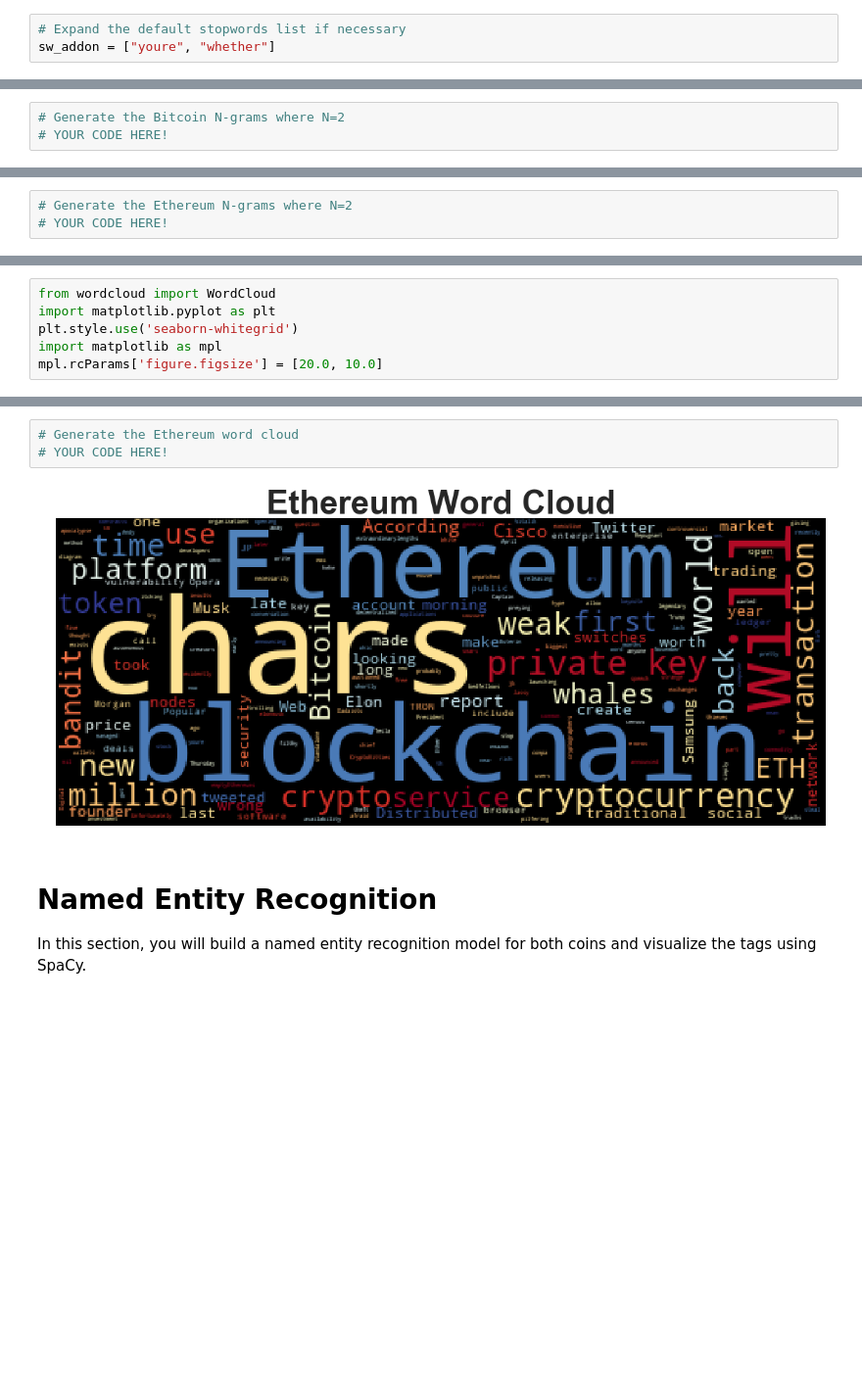
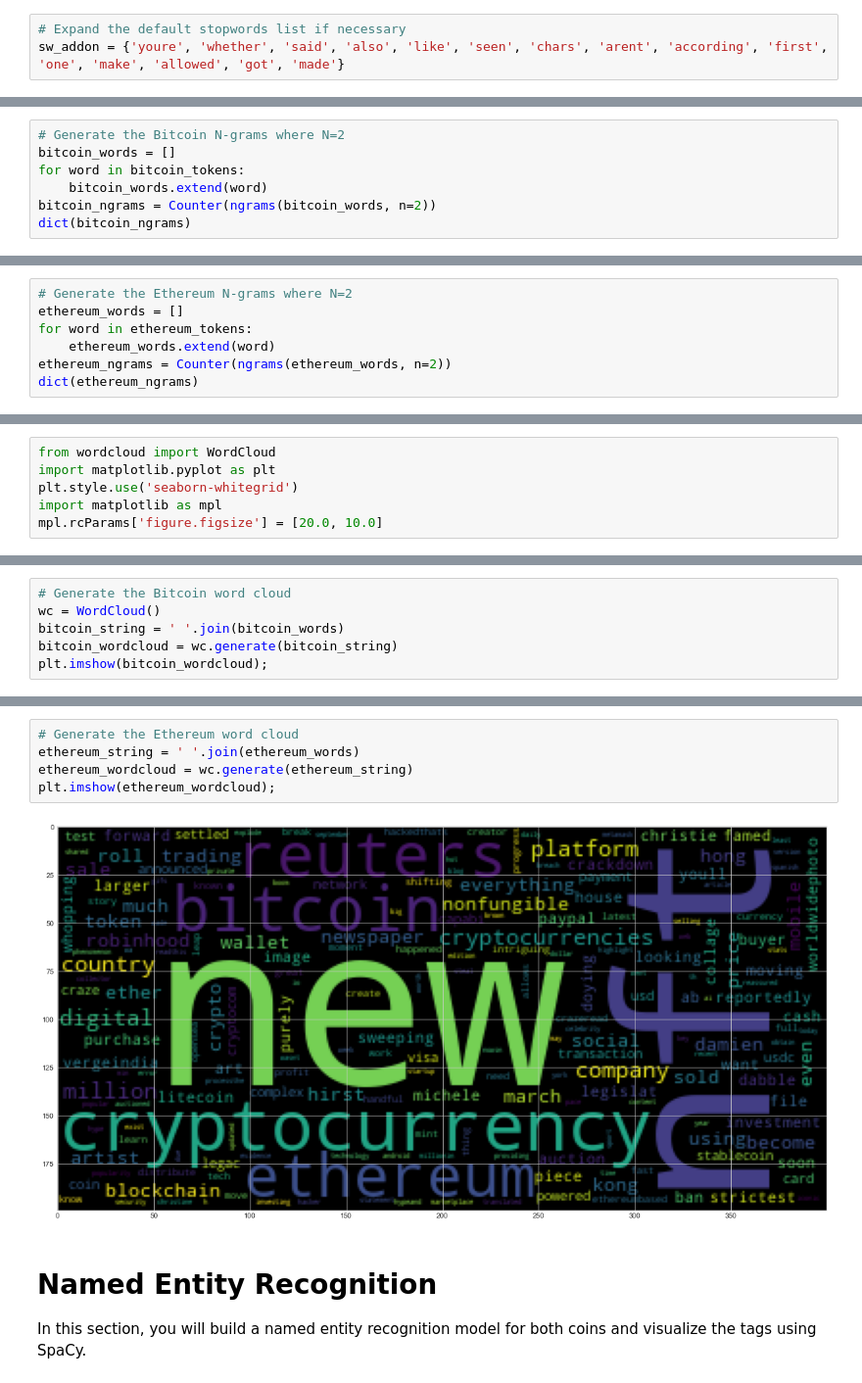
Before and after one commit to cnxtech/tales-from-the-crypto, a Jupyter notebook: tales_from_the_crypto/crypto_sentiment.ipynb, the cells around one changed output, grey strips where cells are left out. Shown at 98% size. Saved outputs shown, nothing was run; the diff lists cells and outputs as text; blank space fills up the shorter version.

Commit message:
adding word cloud code

```diff
--- a/tales_from_the_crypto/crypto_sentiment.ipynb
+++ b/tales_from_the_crypto/crypto_sentiment.ipynb
@@ -167,7 +174,7 @@ from string import punctuation
 import re
 # %%
 # Expand the default stopwords list if necessary
-sw_addon = ["youre", "whether"]
+sw_addon = {'youre', 'whether', 'said', 'also', 'like', 'seen', 'chars', 'arent', 'according', 'first', 'one', 'make', 'allowed', 'got', 'made'}
 # %%
 # Complete the tokenizer function
 def tokenizer(text):
@@ -222,5 +256,9 @@ from collections import Counter
 from nltk import ngrams
 # %%
 # Generate the Bitcoin N-grams where N=2
-# YOUR CODE HERE!
+bitcoin_words = []
+for word in bitcoin_tokens:
+    bitcoin_words.extend(word)
+bitcoin_ngrams = Counter(ngrams(bitcoin_words, n=2))
+dict(bitcoin_ngrams)
 # %% [output]
@@ -247,4 +282,8 @@ from nltk import ngrams
 # %%
 # Generate the Ethereum N-grams where N=2
-# YOUR CODE HERE!
+ethereum_words = []
+for word in ethereum_tokens:
+    ethereum_words.extend(word)
+ethereum_ngrams = Counter(ngrams(ethereum_words, n=2))
+dict(ethereum_ngrams)
 # %% [output]
@@ -318,0 +352,6 @@ mpl.rcParams['figure.figsize'] = [20.0, 10.0]
+# %%
+# Generate the Bitcoin word cloud
+wc = WordCloud()
+bitcoin_string = ' '.join(bitcoin_words)
+bitcoin_wordcloud = wc.generate(bitcoin_string)
+plt.imshow(bitcoin_wordcloud);
@@ -319,8 +360,10 @@ mpl.rcParams['figure.figsize'] = [20.0, 10.0]
 # %%
 # Generate the Ethereum word cloud
-# YOUR CODE HERE!
+ethereum_string = ' '.join(ethereum_words)
+ethereum_wordcloud = wc.generate(ethereum_string)
+plt.imshow(ethereum_wordcloud);
 # %% [output]
-[figure, old version]
+[figure, new version]
 # %% [markdown]
 # Named Entity Recognition
 
```
Also changed, not shown: parts of 16 cells of this notebook, 1 other file.
